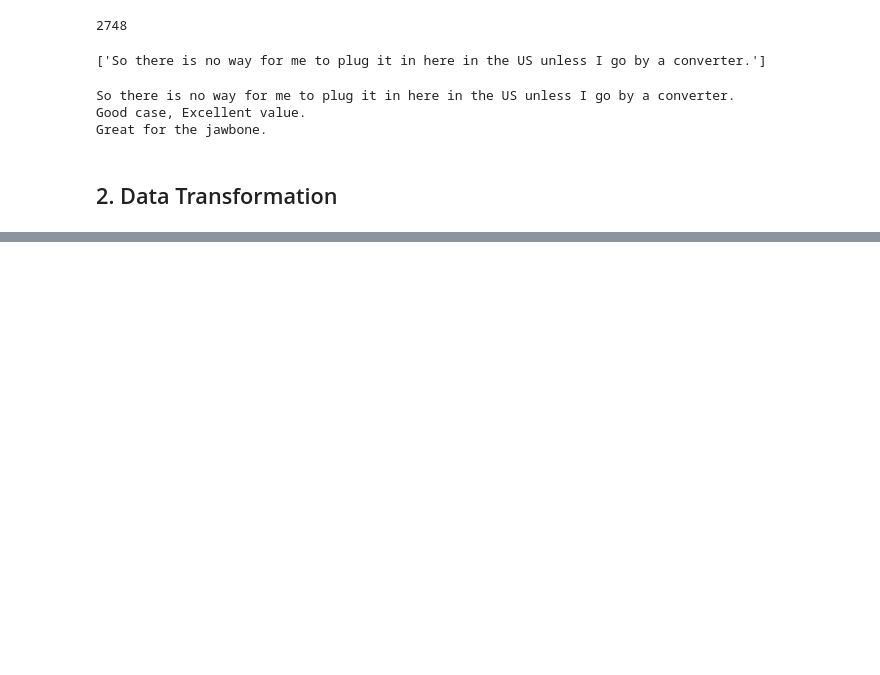
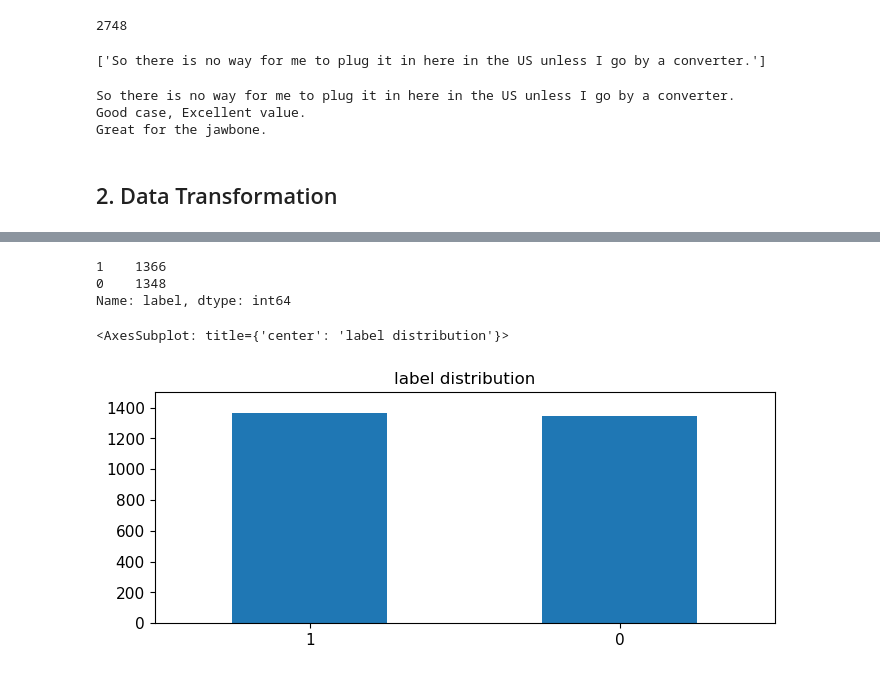
Before and after one commit to Albert-Kung/DM2023-Lab1-Master, a Jupyter notebook: Homework/DM2023-Lab1-Homework.ipynb, the cells around one changed output, grey strips where cells are left out. Cells and saved outputs as stored; diff of their text form; code cells hidden in the pictures; blank space fills up the shorter version.

```diff
--- a/Homework/DM2023-Lab1-Homework.ipynb
+++ b/Homework/DM2023-Lab1-Homework.ipynb
@@ -467,0 +609,2 @@ Great for the jawbone.
+# %%
+df.drop_duplicates(keep=False, inplace=True)
@@ -467,0 +650,14 @@ Great for the jawbone.
+# %%
+print(df.label.value_counts())
+
+# plot barchart for df
+df.label.value_counts().plot(kind = 'bar',
+                                    title = 'label distribution',
+                                    ylim = [0, 1500],
+                                    rot = 0, fontsize = 11, figsize = (8,3))
+# %% [output]
+1    1366
+0    1348
+Name: label, dtype: int64
+<AxesSubplot: title={'center': 'label distribution'}>
+[figure, added]
```
Also changed, not shown: parts of 99 cells of this notebook, 1 other file.
